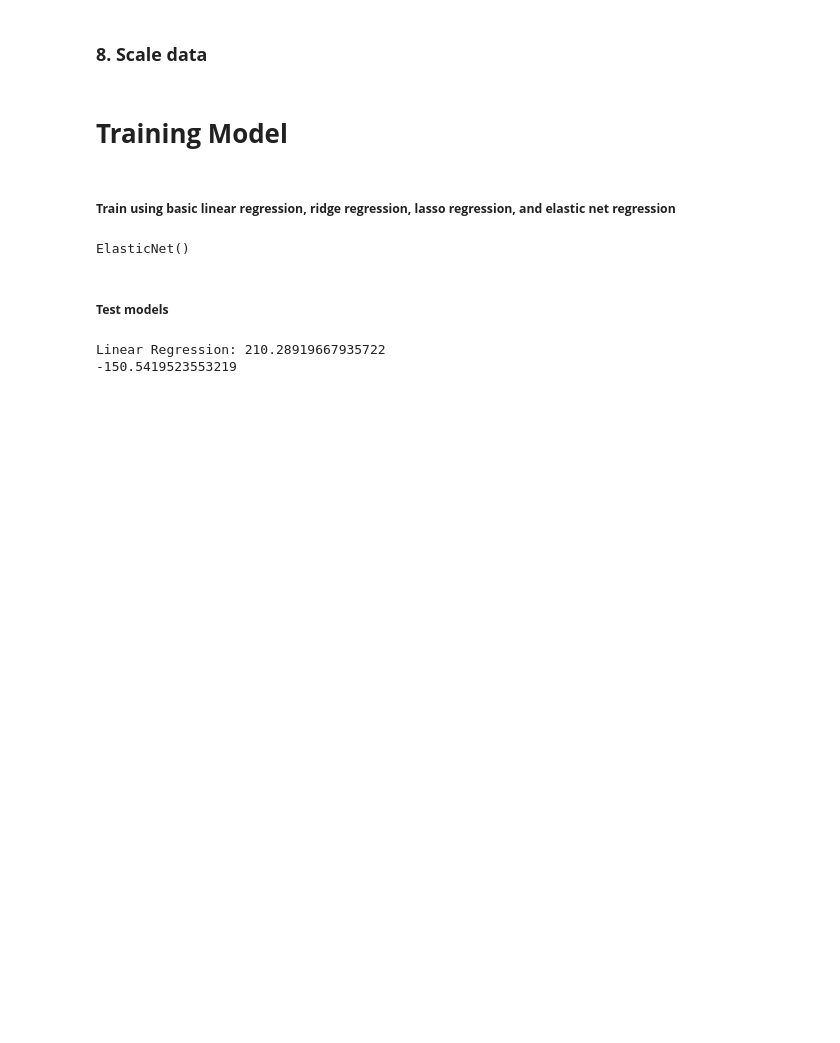
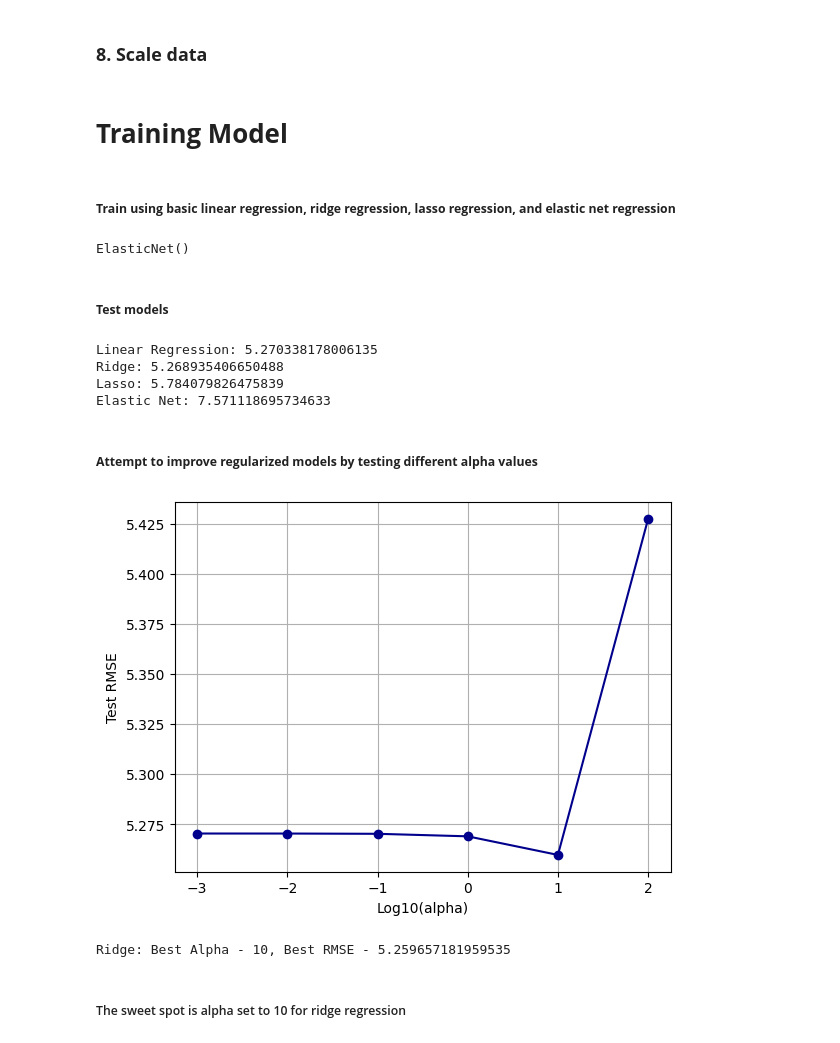
Before and after one commit to Nikhils-AI/exam-score-predictor, a Jupyter notebook: notebooks/exam_score_predictor.ipynb, the cells around one changed output. Drawn from its saved outputs; the diff is of its cells as text; code cells hidden in the pictures; blank space fills up the shorter version.

Commit message:
final model found

```diff
--- a/notebooks/exam_score_predictor.ipynb
+++ b/notebooks/exam_score_predictor.ipynb
@@ -141,6 +141,7 @@ from sklearn.preprocessing import StandardScaler
 
 scaler = StandardScaler()
 X_train_scaled = scaler.fit_transform(X_train)
+X_test_scaled = scaler.fit_transform(X_test)
 # %% [markdown]
 # **Training Model**
 # %% [markdown]
@@ -166,11 +164,46 @@ ElasticNet()
 ##### **Test models**
 # %%
 from sklearn.metrics import root_mean_squared_error as rmse
-from sklearn.metrics import r2_score
 
-lin_reg_pred = lin_reg.predict(X_train)
-print("Linear Regression:", rmse(y_train, lin_reg_pred))
-print(r2_score(y_train, lin_reg_pred))
+lin_reg_pred = lin_reg.predict(X_test_scaled)
+ridge_reg_pred = ridge_reg.predict(X_test_scaled)
+lasso_reg_pred = lasso_reg.predict(X_test_scaled)
+elastic_net_reg_pred = elastic_net_reg.predict(X_test_scaled)
+
+print("Linear Regression:", rmse(y_test, lin_reg_pred))
+print("Ridge:", rmse(y_test, ridge_reg_pred))
+print("Lasso:", rmse(y_test, lasso_reg_pred))
+print("Elastic Net:", rmse(y_test, elastic_net_reg_pred))
 # %% [output]
-Linear Regression: 210.28919667935722
--150.5419523553219
+Linear Regression: 5.270338178006135
+Ridge: 5.268935406650488
+Lasso: 5.784079826475839
+Elastic Net: 7.571118695734633
+# %% [markdown]
+##### **Attempt to improve regularized models by testing different alpha values**
+# %%
+alphas = [0.001, 0.01, 0.1, 1, 10, 100]
+rmse_vals = []
+rmse_best, alpha_best = 100, 100
+
+for a in alphas:
+    model = Ridge(alpha=a).fit(X_train_scaled, y_train)
+    model_pred = model.predict(X_test_scaled)
+    model_rmse = rmse(y_test, model_pred)
+    rmse_vals.append(model_rmse)
+    if model_rmse < rmse_best:
+        rmse_best = model_rmse
+        alpha_best = a
+
+plt.plot(np.log10(alphas), rmse_vals, color=(0, 0, 0.55), marker='o')
+plt.xlabel('Log10(alpha)')
+plt.ylabel('Test RMSE')
+plt.grid(True)
+plt.show()
+
+print(f"Ridge: Best Alpha - {alpha_best}, Best RMSE - {rmse_best}")
+# %% [output]
+[figure, added]
+Ridge: Best Alpha - 10, Best RMSE - 5.259657181959535
+# %% [markdown]
+##### The sweet spot is alpha set to 10 for ridge regression
```
Also changed, not shown: parts of 2 cells of this notebook.
